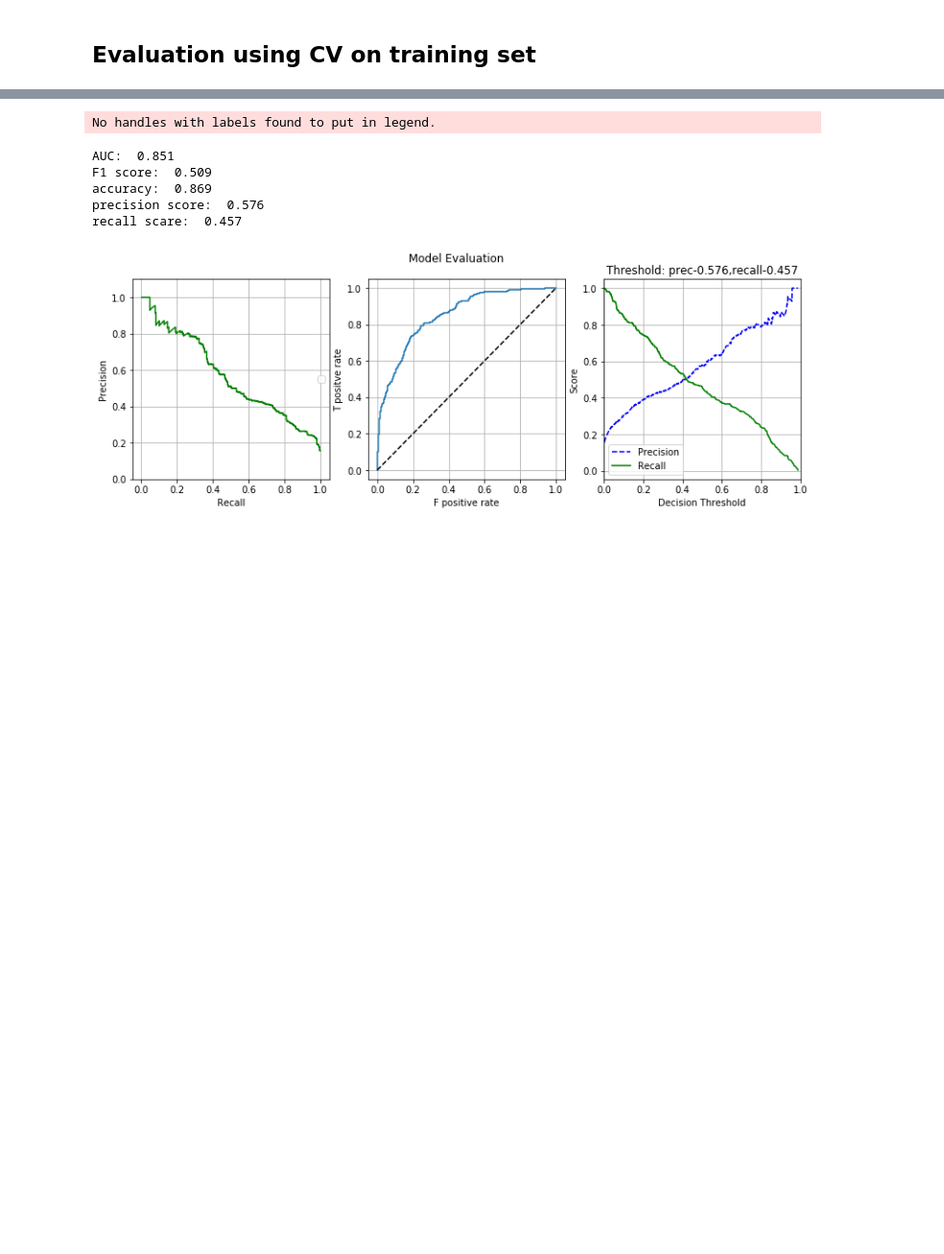
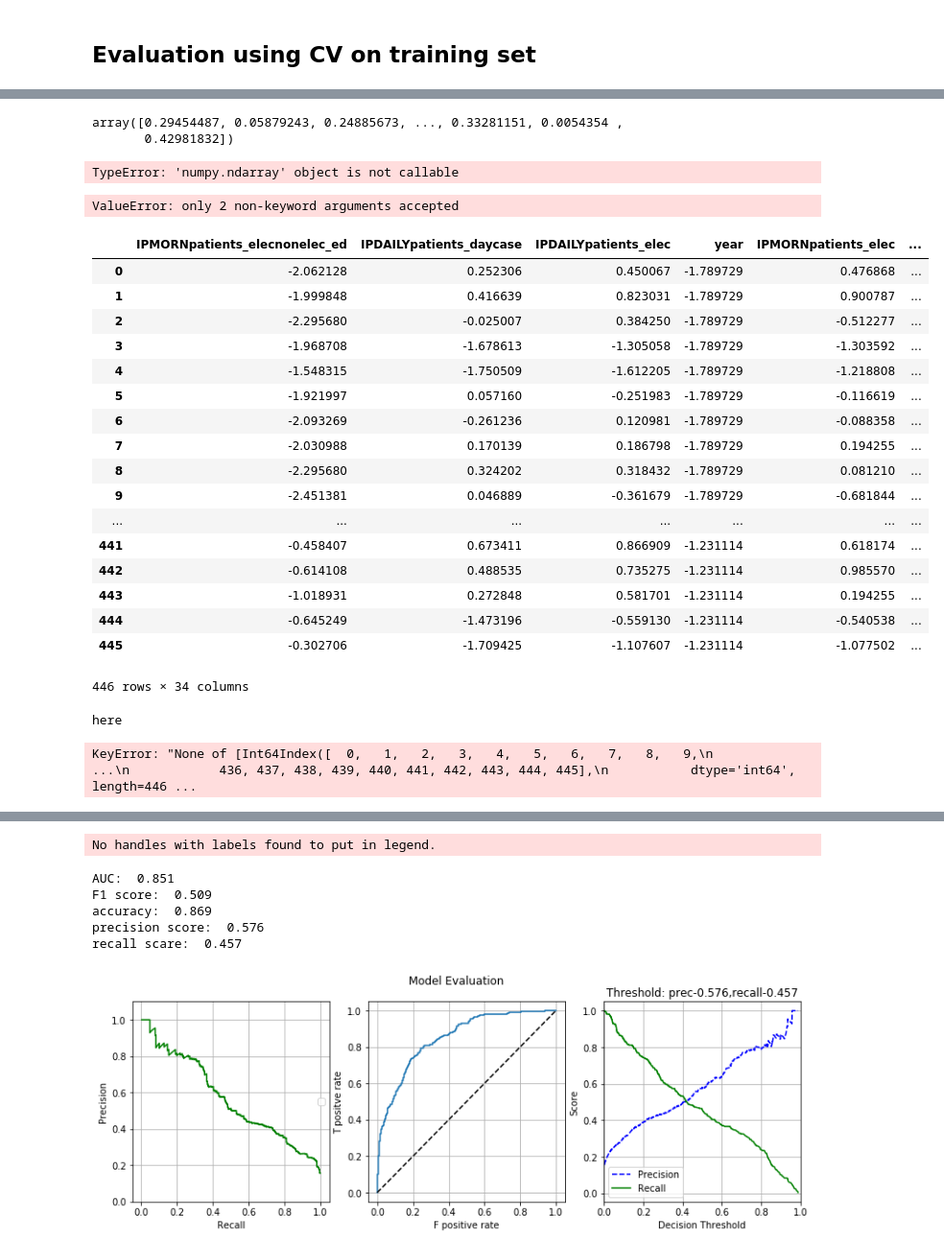
Before and after one commit to BradKeogh/EDclassification, a Jupyter notebook: notebooks/model/simple_models/D3_FullPipelineExample-AllVars.ipynb, the cells around one changed output, grey strips where cells are left out. Shown at 96% size. Saved outputs shown, nothing was run; the diff lists cells and outputs as text; code cells hidden in the pictures; blank space fills up the shorter version.

```diff
--- a/notebooks/model/simple_models/D3_FullPipelineExample-AllVars.ipynb
+++ b/notebooks/model/simple_models/D3_FullPipelineExample-AllVars.ipynb
@@ -180,0 +438,46 @@ from src.eval.eval_utils import cross_val_predict_tscv, BinProbEval
+# %%
+meval.train_probab_preds_byfold.stack().values
+# %% [output]
+array([0.29454487, 0.05879243, 0.24885673, ..., 0.33281151, 0.0054354 ,
+       0.42981832])
+# %%
+X_trainT.values()
+# %% [output]
+TypeError: 'numpy.ndarray' object is not callable
+# %%
+X[np.array(0,1,2)()]
+# %% [output]
+ValueError: only 2 non-keyword arguments accepted
+# %%
+X.iloc[train_index]
+# %% [output]
+|  | IPMORNpatients_elecnonelec_ed | IPDAILYpatients_daycase | IPDAILYpatients_elec | year | IPMORNpatients_elec | ... |
+| 0 | -2.062128 | 0.252306 | 0.450067 | -1.789729 | 0.476868 | ... |
+| 1 | -1.999848 | 0.416639 | 0.823031 | -1.789729 | 0.900787 | ... |
+| 2 | -2.295680 | -0.025007 | 0.384250 | -1.789729 | -0.512277 | ... |
+| 3 | -1.968708 | -1.678613 | -1.305058 | -1.789729 | -1.303592 | ... |
+| 4 | -1.548315 | -1.750509 | -1.612205 | -1.789729 | -1.218808 | ... |
+| 5 | -1.921997 | 0.057160 | -0.251983 | -1.789729 | -0.116619 | ... |
+| 6 | -2.093269 | -0.261236 | 0.120981 | -1.789729 | -0.088358 | ... |
+| 7 | -2.030988 | 0.170139 | 0.186798 | -1.789729 | 0.194255 | ... |
+| 8 | -2.295680 | 0.324202 | 0.318432 | -1.789729 | 0.081210 | ... |
+| 9 | -2.451381 | 0.046889 | -0.361679 | -1.789729 | -0.681844 | ... |
+| ... | ... | ... | ... | ... | ... | ... |
+| 441 | -0.458407 | 0.673411 | 0.866909 | -1.231114 | 0.618174 | ... |
+| 442 | -0.614108 | 0.488535 | 0.735275 | -1.231114 | 0.985570 | ... |
+| 443 | -1.018931 | 0.272848 | 0.581701 | -1.231114 | 0.194255 | ... |
+| 444 | -0.645249 | -1.473196 | -0.559130 | -1.231114 | -0.540538 | ... |
+| 445 | -0.302706 | -1.709425 | -1.107607 | -1.231114 | -1.077502 | ... |
+446 rows × 34 columns
+# %%
+X = X_trainT
+
+for train_index, valid_index in TimeSeriesSplit(4).split(X):
+    print('here')
+    train_index
+    X_train, X_valid = X[train_index], X[valid_index]
+    y_train, y_valid = y[train_index], y[valid_index]
+    fold_name = 'fold' + str(fold_counter)
+# %% [output]
+here
+KeyError: "None of [Int64Index([  0,   1,   2,   3,   4,   5,   6,   7,   8,   9,\n            ...\n            436, 437, 438, 439, 440, 441, 442, 443, 444, 445],\n           dtype='int64', length=446 ...
```
Also changed, not shown: parts of 30 cells of this notebook.
